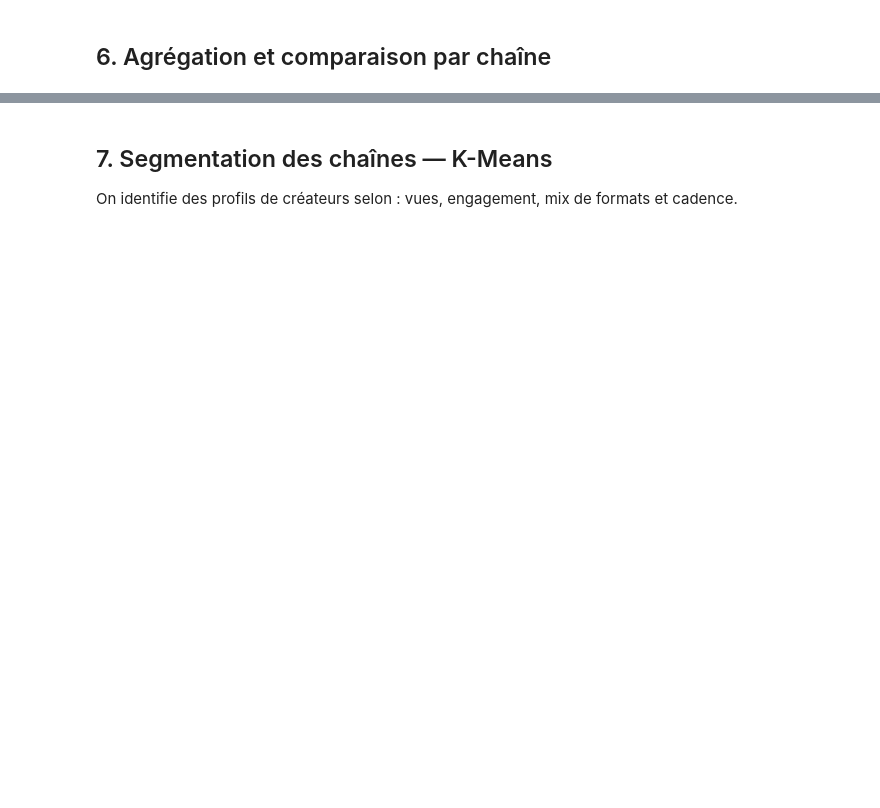
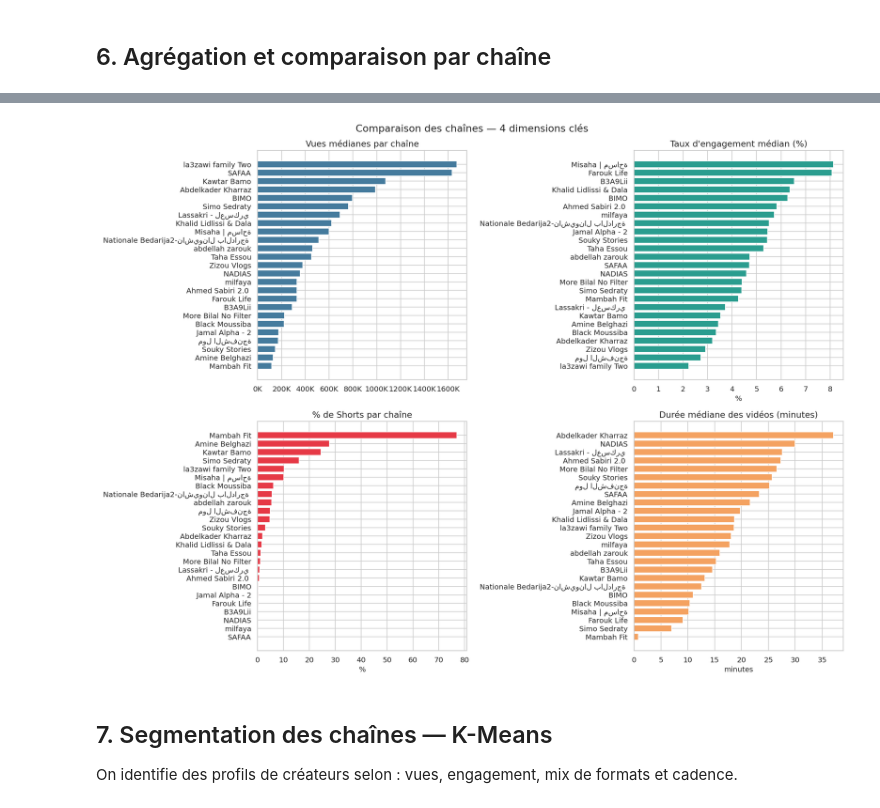
Before and after one commit to Zakaria-Errachidi/youtube-llm, a Jupyter notebook: AnalyseMorWeb_v2.ipynb, the cells around one changed output, grey strips where cells are left out. Cells and saved outputs as stored; diff of their text form; code cells hidden in the pictures; blank space fills up the shorter version.

```diff
--- a/AnalyseMorWeb_v2.ipynb
+++ b/AnalyseMorWeb_v2.ipynb
@@ -448,34 +464,36 @@ fig, axes = plt.subplots(2, 2, figsize=(16, 12))
 # 1. Vues médianes
 ax = axes[0,0]
 sorted_ch = channel_agg.sort_values('views_median')
 ax.barh(sorted_ch['channelTitle'], sorted_ch['views_median'], color=BLUE, edgecolor='white')
 ax.set_title('Vues médianes par chaîne')
 ax.xaxis.set_major_formatter(mticker.FuncFormatter(lambda x,_: f'{x/1e3:.0f}K'))
 
 # 2. Engagement médian
 ax = axes[0,1]
 sorted_ch2 = channel_agg.sort_values('engagement_med')
 ax.barh(sorted_ch2['channelTitle'], sorted_ch2['engagement_med']*100, color=GREEN, edgecolor='white')
-ax.set_title('Taux d'engagement médian (%)')
+ax.set_title('Taux d\'engagement médian (%)')
 ax.set_xlabel('%')
 
 # 3. % Shorts
 ax = axes[1,0]
 sorted_ch3 = channel_agg.sort_values('pct_shorts')
 ax.barh(sorted_ch3['channelTitle'], sorted_ch3['pct_shorts'], color=RED, edgecolor='white')
 ax.set_title('% de Shorts par chaîne')
 ax.set_xlabel('%')
 
 # 4. Durée médiane
 ax = axes[1,1]
 sorted_ch4 = channel_agg.sort_values('duration_med')
 ax.barh(sorted_ch4['channelTitle'], sorted_ch4['duration_med'], color=ORANGE, edgecolor='white')
 ax.set_title('Durée médiane des vidéos (minutes)')
 ax.set_xlabel('minutes')
 
 plt.suptitle('Comparaison des chaînes — 4 dimensions clés', fontsize=15)
 plt.tight_layout()
 plt.show()
+# %% [output]
+[figure, added]
 # %% [markdown]
 ## 7. Segmentation des chaînes — K-Means
 On identifie des profils de créateurs selon : vues, engagement, mix de formats et cadence.
```
Also changed, not shown: parts of 9 cells of this notebook, 6 other files.
